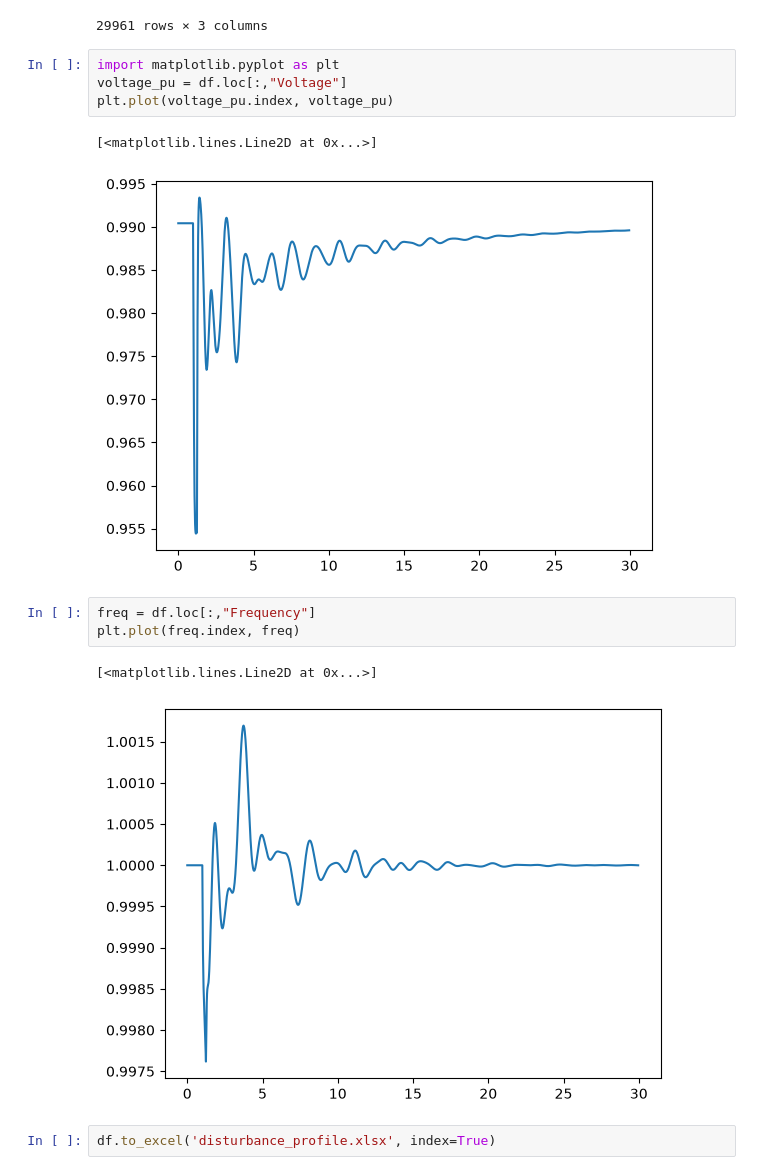
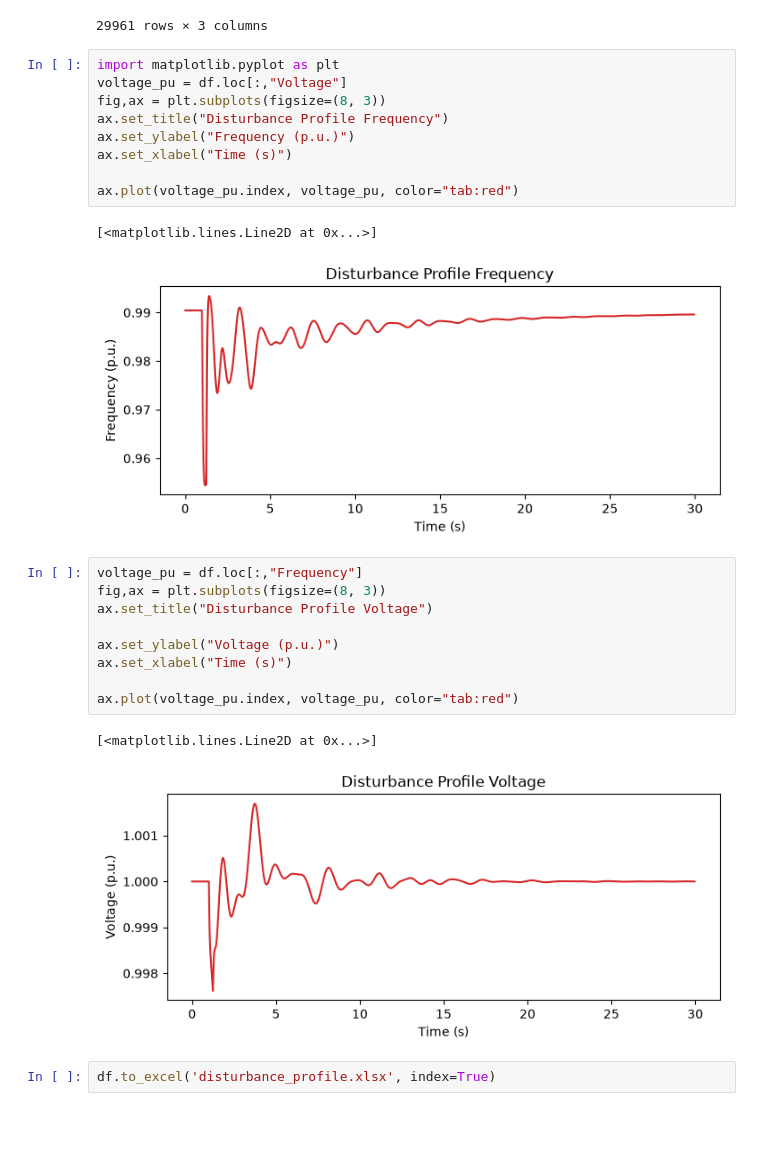
Before and after one commit to Scarlett315/characterize-virtual-inertia-estimation-noise-lag, a Jupyter notebook: mat_to_python.ipynb, the cells around one changed output. Cells and saved outputs as stored; diff of their text form; blank space fills up the shorter version.

```diff
--- a/mat_to_python.ipynb
+++ b/mat_to_python.ipynb
@@ -71,15 +71,26 @@ df
 # %%
 import matplotlib.pyplot as plt
 voltage_pu = df.loc[:,"Voltage"]
-plt.plot(voltage_pu.index, voltage_pu)
+fig,ax = plt.subplots(figsize=(8, 3))
+ax.set_title("Disturbance Profile Frequency")
+ax.set_ylabel("Frequency (p.u.)")
+ax.set_xlabel("Time (s)")
+
+ax.plot(voltage_pu.index, voltage_pu, color="tab:red")
 # %% [output]
 [<matplotlib.lines.Line2D at 0x...>]
-[figure, old version]
+[figure, new version]
 # %%
-freq = df.loc[:,"Frequency"]
-plt.plot(freq.index, freq)
+voltage_pu = df.loc[:,"Frequency"]
+fig,ax = plt.subplots(figsize=(8, 3))
+ax.set_title("Disturbance Profile Voltage")
+
+ax.set_ylabel("Voltage (p.u.)")
+ax.set_xlabel("Time (s)")
+
+ax.plot(voltage_pu.index, voltage_pu, color="tab:red")
 # %% [output]
 [<matplotlib.lines.Line2D at 0x...>]
-[figure, old version]
+[figure, new version]
 # %%
 df.to_excel('disturbance_profile.xlsx', index=True)
```
Also changed, not shown: 37 other files.
